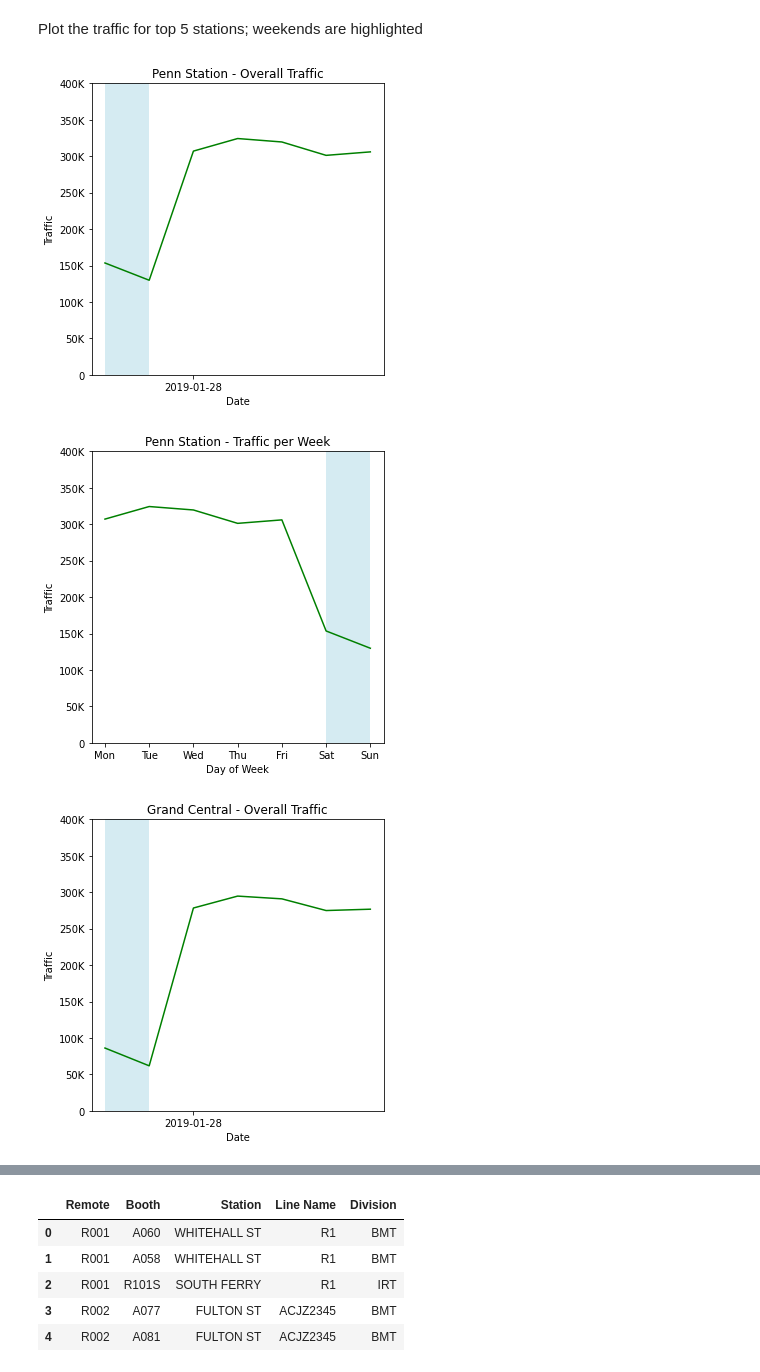
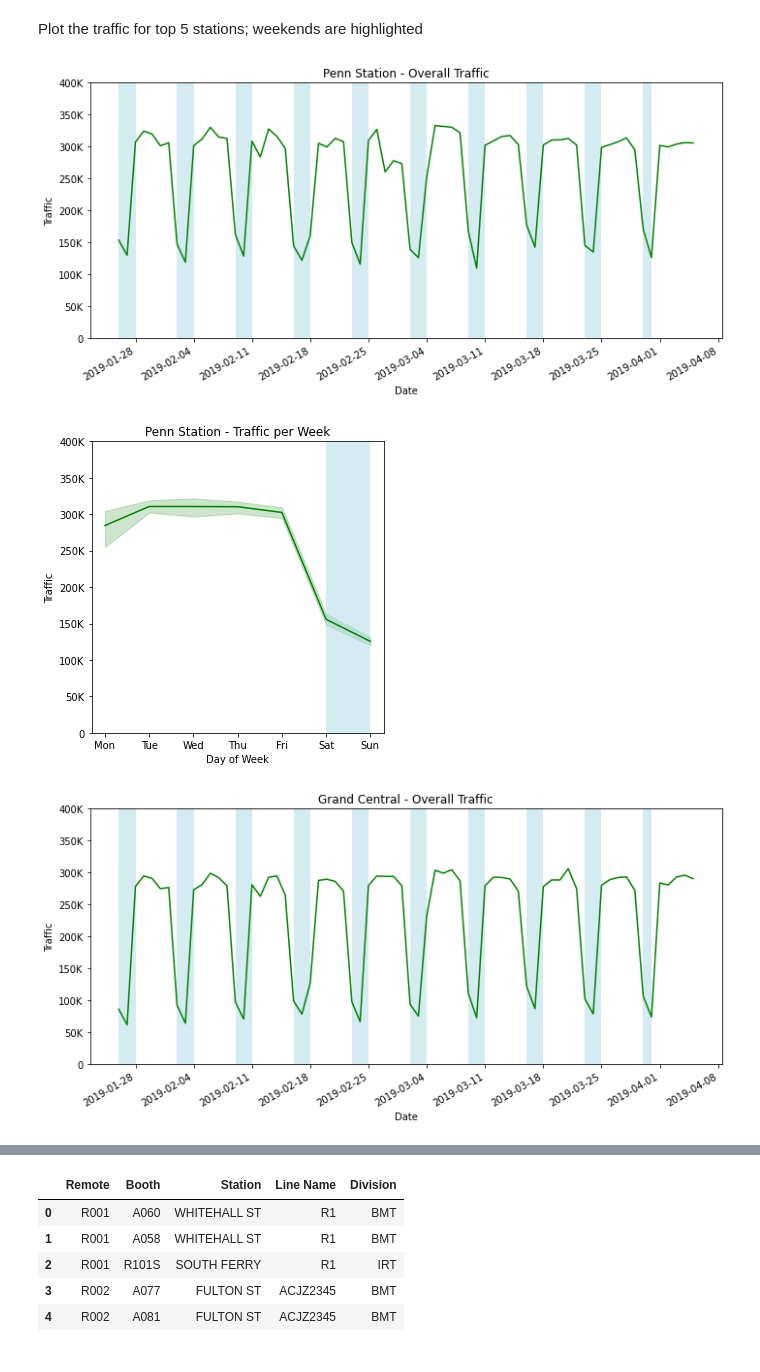
Before and after one commit to KunojiLym/metis_project_1, a Jupyter notebook: yz_project_01.ipynb, the cells around one changed output, grey strips where cells are left out. Drawn from its saved outputs; the diff is of its cells as text; code cells hidden in the pictures.

Commit message:
Added initial analysis of exit/entrance counters

```diff
--- a/yz_project_01.ipynb
+++ b/yz_project_01.ipynb
@@ -17,7 +17,7 @@ We read a weekly file (week ending 2 Feb 2019) from the MTA website to determine
 # %% [markdown]
 This instead reads num_weeks weeks of data starting from week ending 2 Feb 2019
 # %%
-num_weeks = 1
+num_weeks = 10
 start_date = filedate = pd.Timestamp('2019-02-02 00:00:00')
 
 dateparse = lambda dates: [time.strptime(d, '%m/%d/%Y') for d in dates]
@@ -324,0 +342,7 @@ mta_test[filter].head(30)
+# %%
+fig, ax = plt.subplots(ncols=1, figsize=(10,5))
+sns.distplot(mta_entries_exits.TRAFFIC); #.set_yscale('log');
+fig, ax = plt.subplots(ncols=1, figsize=(10,5))
+sns.distplot(mta_entries_exits.ENTRIES); #.set_yscale('log'));
+fig, axs = plt.subplots(ncols=1, figsize=(10,5))
+sns.distplot(mta_entries_exits.EXITS); #.set_yscale('log'));
@@ -324,0 +353,3 @@ mta_test[filter].head(30)
+# %%
+fig, ax = plt.subplots(ncols=1, figsize=(10,5))
+sns.distplot(mta_entries_exits[(mta_entries_exits.TRAFFIC < 10000) & (mta_entries_exits.TRAFFIC > 0)].TRAFFIC);
@@ -332,9 +365,9 @@ mta['penn'] = [mta_bystation[mta_bystation.STATION == "34 ST-PENN STA"], 'Penn S
 mta['grdcntrl'] = [mta_bystation[mta_bystation.STATION == "GRD CNTRL-42 ST"], 'Grand Central']
 mta['heraldsq'] = [mta_bystation[mta_bystation.STATION == "34 ST-HERALD SQ"], 'Herald Sq']
 mta['23rd'] = [mta_bystation[mta_bystation.STATION == "23 ST"], '23rd St']
-mta['portauth'] = [mta_bystation[mta_bystation.STATION == "42 ST-PORT AUTH"], 'Port Auth']
+#mta['portauth'] = [mta_bystation[mta_bystation.STATION == "42 ST-PORT AUTH"], 'Port Auth']
 #mta['unionsq'] = [mta_bystation[mta_bystation.STATION == "14 ST-UNION SQ"], 'Union Sq']
-#mta['timessq'] = [mta_bystation[mta_bystation.STATION == "TIMES SQ-42 ST"], 'Times Sq']
+mta['timessq'] = [mta_bystation[mta_bystation.STATION == "TIMES SQ-42 ST"], 'Times Sq']
 
 for station in mta:
 
@@ -343,39 +376,40 @@ for station in mta:
     '''
 
     # scale width of plot logrimatically with number of weeks
-    fig, axs = plt.subplots(nrows=1, figsize=(int(10.75*math.log2(1.38 * num_weeks)),5))
+    fig, axs = plt.subplots(nrows=1, figsize=(5*math.ceil(num_weeks / 5),5))
     sns.lineplot(data = mta[station][0], x='DATE', y='TRAFFIC', color='green', ax=axs).set(ylim=(0,400000),title=mta[station][1] + ' - Overall Traffic', xlabel='Date', ylabel='Traffic')
 
     # highlight weekends
     weekend_indices = p1.find_weekend_indices(mta[station][0].DATE.tolist())
     p1.highlight_datetimes(weekend_indices, axs, mta[station][0])
 
     # set date ticks to beginning of each weekly dataset
     axs.xaxis.set_major_locator(mdates.WeekdayLocator(byweekday=mdates.MONDAY))
 
     # format number labels
     axs.yaxis.set_major_formatter(tick.FuncFormatter(p1.reformat_large_tick_values))
 
+    plt.xticks(rotation=30, ha='right')
     plt.tight_layout();
     plt.savefig(station + '_overall-' + str(num_weeks) + 'wk.svg')
 
     '''
     plot average traffic for each top 5 station over a week
     '''
 
     fig, axs = plt.subplots(nrows=1, figsize=(5,5))
 
     sns.lineplot(data = mta[station][0], x='WEEKDAY_INDEX', y='TRAFFIC', color='green', ax=axs).set(ylim=(0,400000),title=mta[station][1] + ' - Traffic per Week', xticklabels=['','Mon','Tue','Wed','Thu','Fri','Sat','Sun'], xlabel='Day of Week', ylabel='Traffic')
 
     # highlight weekends
     axs.axvspan(5, 6, facecolor='lightblue', edgecolor='none', alpha=.5)
 
     # format number labels
     axs.yaxis.set_major_formatter(tick.FuncFormatter(p1.reformat_large_tick_values))
 
     plt.tight_layout();
     plt.savefig(station + '_week-' + str(num_weeks) + 'wk.svg')
 # %% [output]
-[figure, old version]
+[figure, new version]
-[figure, old version]
+[figure, new version]
-[figure, old version]
+[figure, new version]
```
Also changed, not shown: parts of 24 cells of this notebook, 18 other files.
